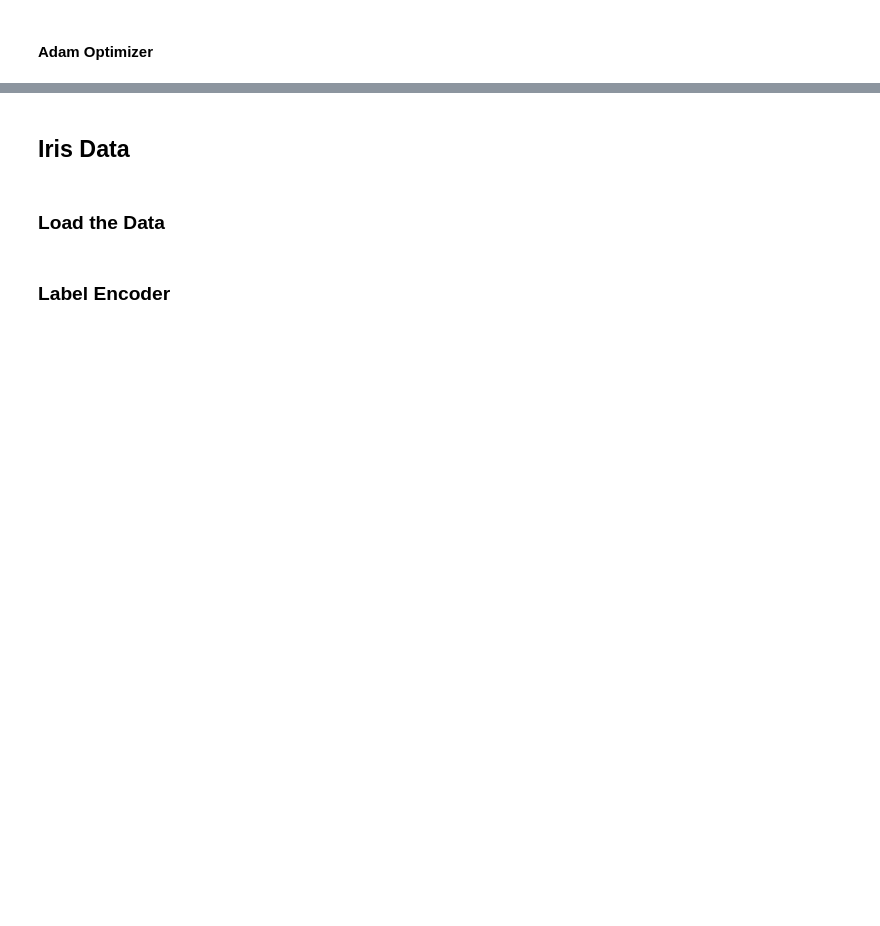
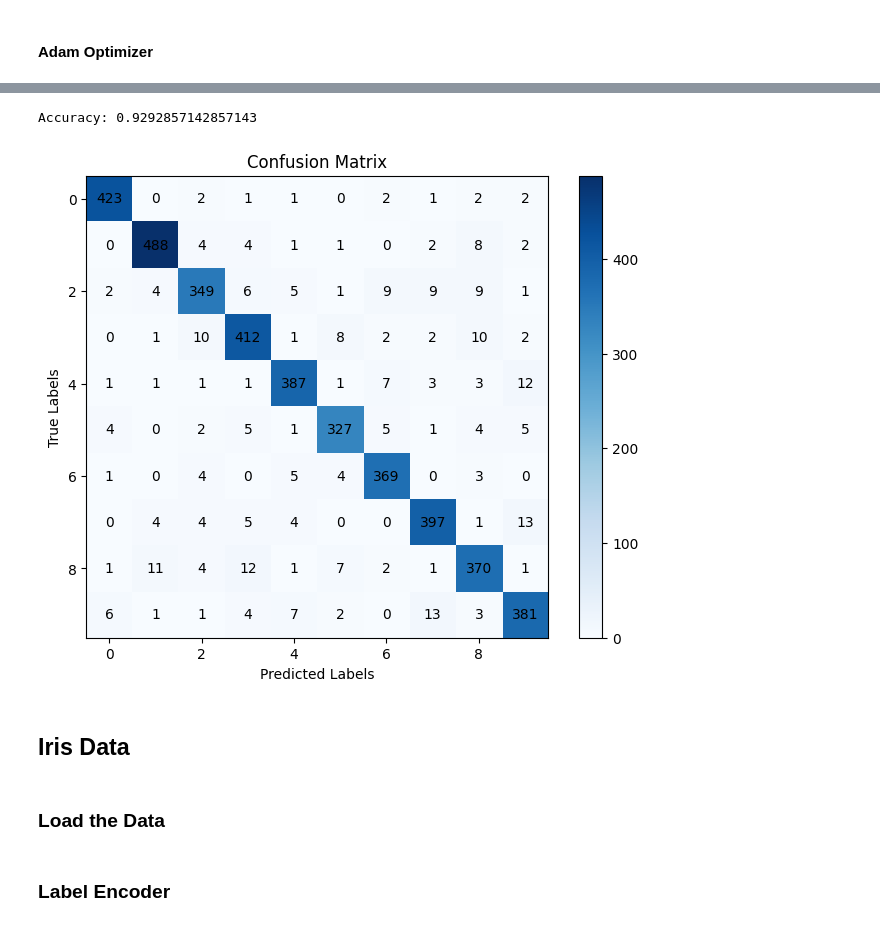
Before and after one commit to Optimization-and-Heuristics/NN-Project, a Jupyter notebook: code/NN.ipynb, the cells around one changed output, grey strips where cells are left out. Saved outputs shown, nothing was run; the diff lists cells and outputs as text; code cells hidden in the pictures; blank space fills up the shorter version.

Commit message:
add confusion matrix

```diff
--- a/code/NN.ipynb
+++ b/code/NN.ipynb
@@ -35,6 +35,36 @@ data_validation = remaining_data[train_size:, :].T  # El resto 10% para validaci
 X_train, Y_train = data_train[1:], data_train[0].astype(int)
 X_val, Y_val = data_validation[1:], data_validation[0].astype(int)
 X_test, Y_test = data_test[1:], data_test[0].astype(int)
+# %%
+import matplotlib.pyplot as plt
+def confusion_matrix(Y_test, Y_pred):
+    # Número de clases (suponemos que sabemos la cantidad de clases)
+    num_classes = np.max([Y_test.max(), Y_pred.max()]) + 1
+
+    # Crear la matriz de confusión manualmente
+    conf_matrix = np.zeros((num_classes, num_classes), dtype=int)
+    for true_label, pred_label in zip(Y_test, Y_pred):
+        conf_matrix[true_label, pred_label] += 1
+
+    # Visualizar la matriz de confusión
+    plt.figure(figsize=(8, 6))
+    plt.imshow(conf_matrix, cmap="Blues")
+    plt.colorbar()
+    plt.title("Confusion Matrix")
+    plt.xlabel("Predicted Labels")
+    plt.ylabel("True Labels")
+
+    # Añadir anotaciones en cada celda
+    for i in range(num_classes):
+        for j in range(num_classes):
+            plt.text(j, i, conf_matrix[i, j], ha="center", va="center", color="black")
+
+    plt.show()
+# %%
+def predict(X, model):
+    # Forward pass para obtener las predicciones
+    model.forward(X)
+    return np.argmax(model.A2, axis=0)
 # %% [markdown]
 ### Train Data
 # %% [markdown]
@@ -89,4 +140,16 @@ trainer.train(X_train, Y_train,X_val,Y_val, epochs=130)
 --------------------------------------------------------------------
+# %%
+# Haz pruebas para el conjunto de prueba
+Y_pred = predict(X_test, model)
+accuracy = np.mean(Y_pred == Y_test)
+
+print(f"Accuracy: {accuracy}")
+# %% [output]
+Accuracy: 0.9292857142857143
+# %%
+confusion_matrix(Y_test, Y_pred)
+# %% [output]
+[figure, added]
 # %% [markdown]
 ## Iris Data
 # %% [markdown]
```
Also changed, not shown: parts of 10 cells of this notebook, 1 other file.
